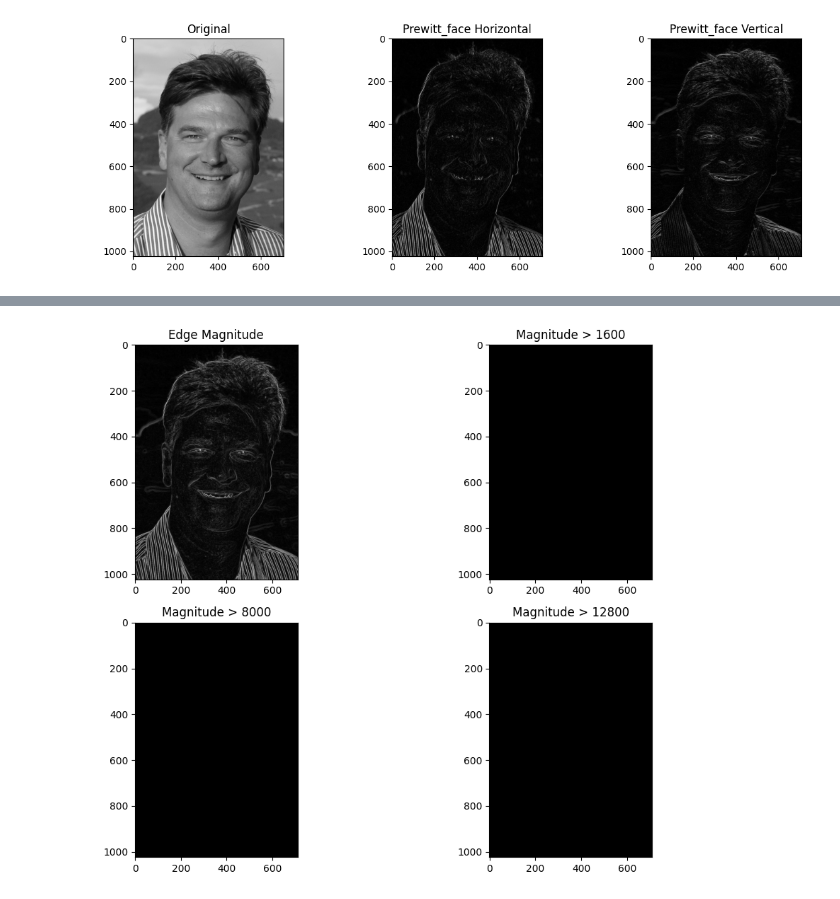
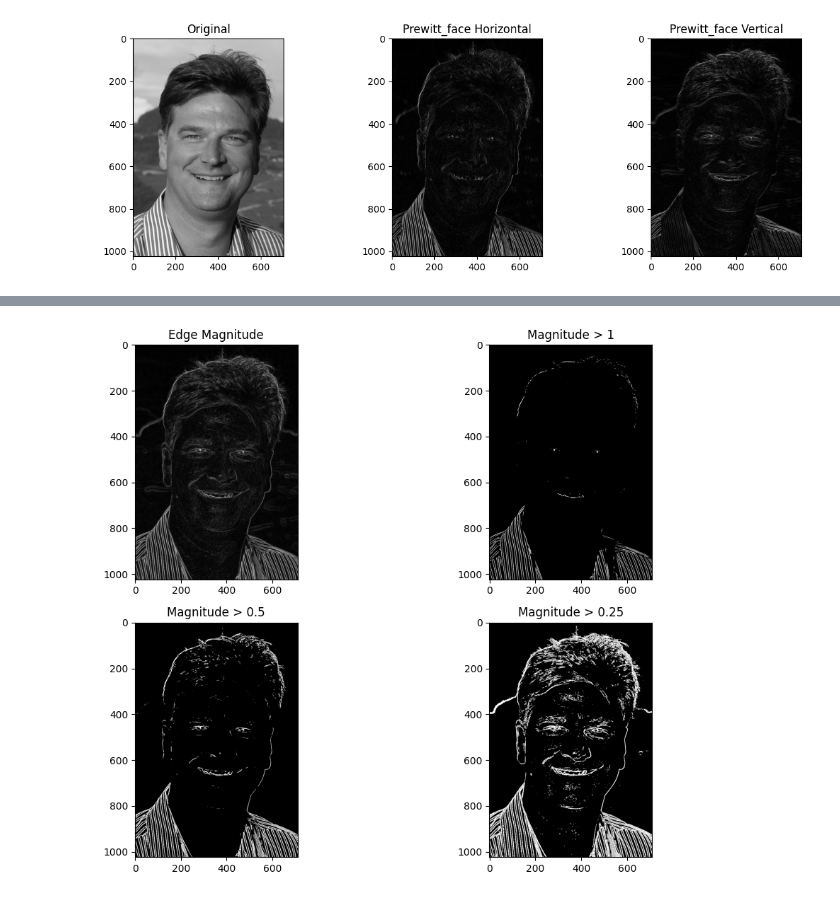
Before and after one commit to HimashaRandil/Image_Processing_and_Computer_Vision, a Jupyter notebook: 1. Basic Image Processing/Edge Detection/Edge Detection.ipynb, the cells around one changed output, grey strips where cells are left out. Saved outputs shown, nothing was run; the diff lists cells and outputs as text; code cells hidden in the pictures.

```diff
--- a/1. Basic Image Processing/Edge Detection/Edge Detection.ipynb
+++ b/1. Basic Image Processing/Edge Detection/Edge Detection.ipynb
@@ -190,7 +190,7 @@ apply_edge_magnitude('E:/CodeBase/GitHub/Image_Processing_and_Computer_Vision/1.
 # %%
 
-apply_sobel('E:/CodeBase/GitHub/Image_Processing_and_Computer_Vision/1. Basic Image Processing/Edge Detection/berndsface.png', 'Sobel_face', [1600, 8000, 12800])
+apply_sobel('E:/CodeBase/GitHub/Image_Processing_and_Computer_Vision/1. Basic Image Processing/Edge Detection/berndsface.png', 'Sobel_face', [1,0.5,0.25])
 # %% [output]
-[figure, old version]
+[figure, new version]
 # %%
 
```
Also changed, not shown: parts of 2 cells of this notebook.
